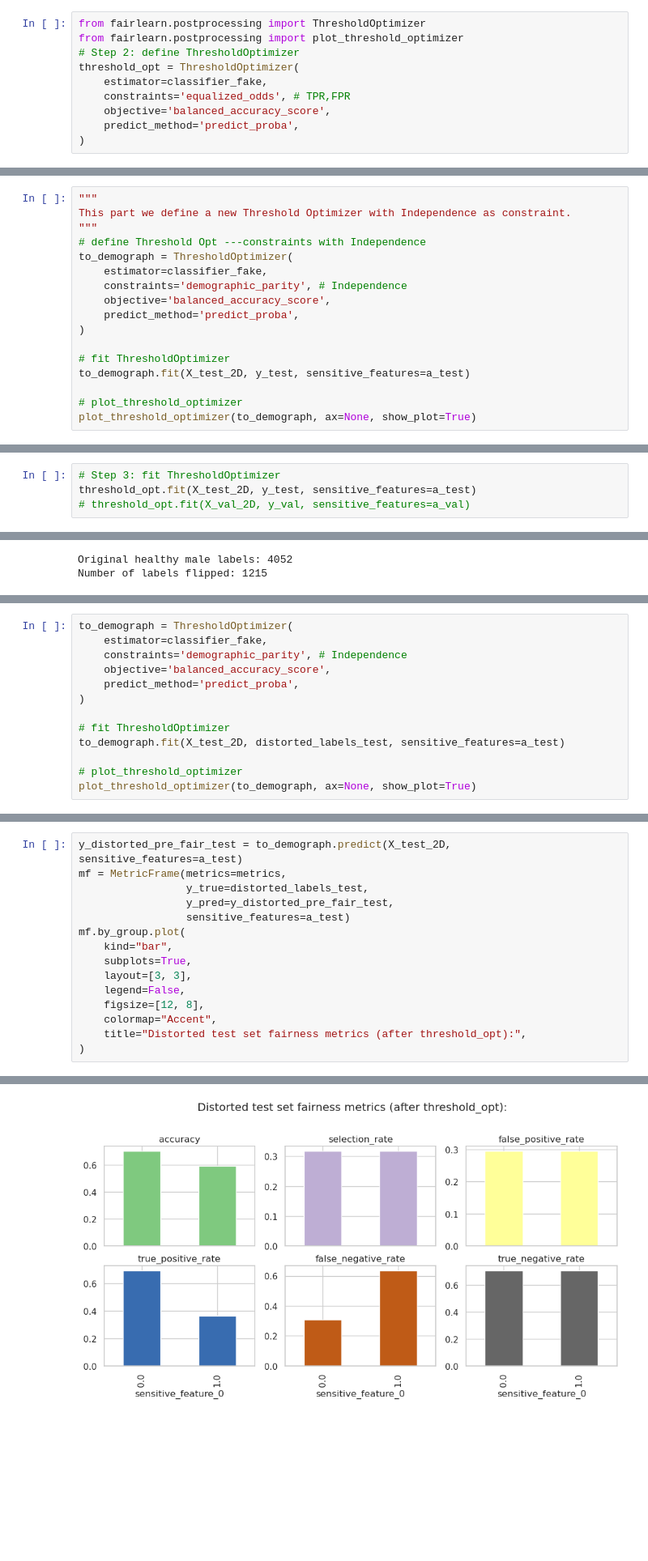
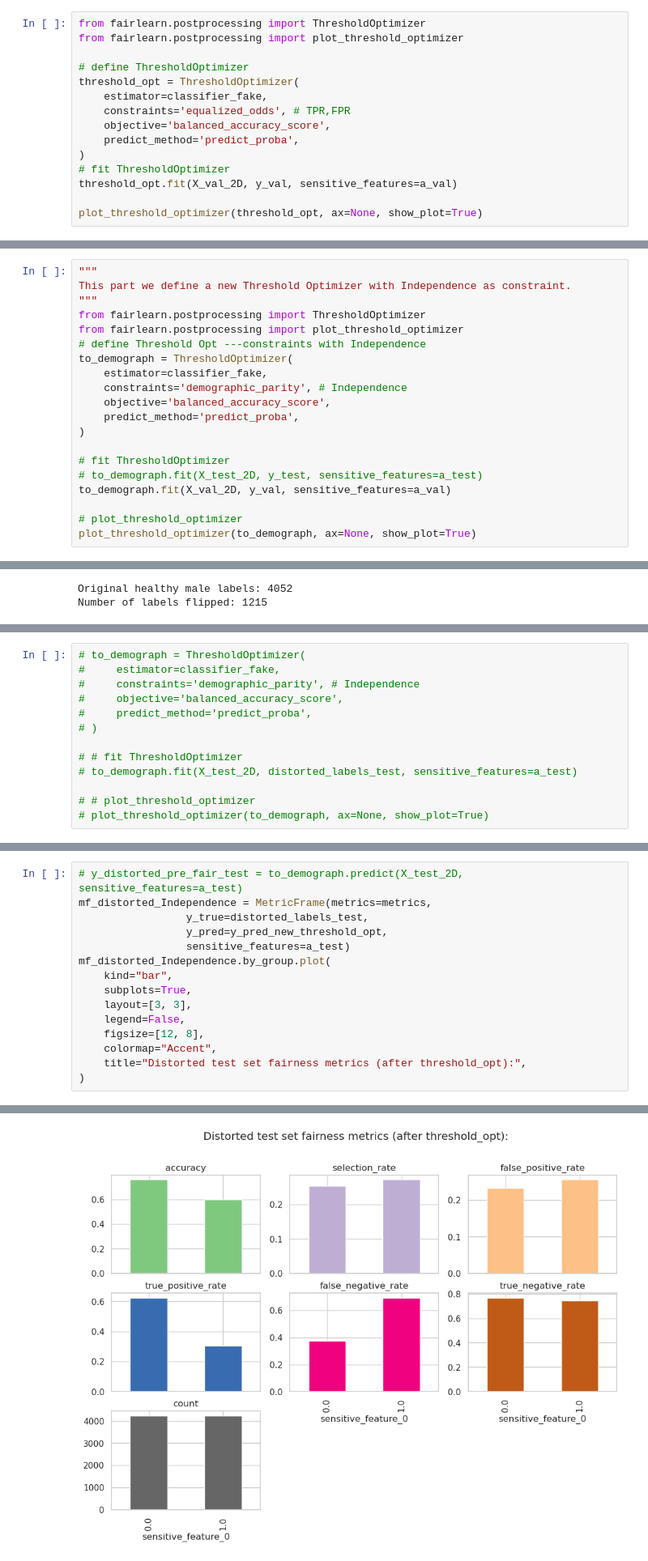
Before and after one commit to jereml99/RAI_fairness_exercise, a Jupyter notebook: exercise_hpc.ipynb, the cells around one changed output, grey strips where cells are left out. Shown at 81% size. Cells and saved outputs as stored; diff of their text form; blank space fills up the shorter version.

```diff
--- a/exercise_hpc.ipynb
+++ b/exercise_hpc.ipynb
@@ -470,10 +469,15 @@ Your code here:
 # %%
 from fairlearn.postprocessing import ThresholdOptimizer
 from fairlearn.postprocessing import plot_threshold_optimizer
-# Step 2: define ThresholdOptimizer
+
+# define ThresholdOptimizer
 threshold_opt = ThresholdOptimizer(
     estimator=classifier_fake,
     constraints='equalized_odds', # TPR,FPR
     objective='balanced_accuracy_score',
     predict_method='predict_proba',
 )
+# fit ThresholdOptimizer
+threshold_opt.fit(X_val_2D, y_val, sensitive_features=a_val)
+
+plot_threshold_optimizer(threshold_opt, ax=None, show_plot=True)
@@ -481,6 +487,8 @@ threshold_opt = ThresholdOptimizer(
 """
 This part we define a new Threshold Optimizer with Independence as constraint.
 """
+from fairlearn.postprocessing import ThresholdOptimizer
+from fairlearn.postprocessing import plot_threshold_optimizer
 # define Threshold Opt ---constraints with Independence
 to_demograph = ThresholdOptimizer(
     estimator=classifier_fake,
@@ -490,7 +498,8 @@ to_demograph = ThresholdOptimizer(
 )
 
 # fit ThresholdOptimizer
-to_demograph.fit(X_test_2D, y_test, sensitive_features=a_test)
+# to_demograph.fit(X_test_2D, y_test, sensitive_features=a_test)
+to_demograph.fit(X_val_2D, y_val, sensitive_features=a_val)
 
 # plot_threshold_optimizer
 plot_threshold_optimizer(to_demograph, ax=None, show_plot=True)
@@ -539,4 +588,0 @@ plot_roc_simple(test_lab, test_prob, test_a, y_pred_new_threshold_opt,
-# %%
-# Step 3: fit ThresholdOptimizer
-threshold_opt.fit(X_test_2D, y_test, sensitive_features=a_test)
-# threshold_opt.fit(X_val_2D, y_val, sensitive_features=a_val)
@@ -738,13 +731,13 @@ plot_roc_simple(distorted_labels_test, test_prob, test_a, y_distorted_pre_fair_t
 # %%
-to_demograph = ThresholdOptimizer(
-    estimator=classifier_fake,
-    constraints='demographic_parity', # Independence
-    objective='balanced_accuracy_score',
-    predict_method='predict_proba',
-)
+# to_demograph = ThresholdOptimizer(
+#     estimator=classifier_fake,
+#     constraints='demographic_parity', # Independence
+#     objective='balanced_accuracy_score',
+#     predict_method='predict_proba',
+# )
 
-# fit ThresholdOptimizer
-to_demograph.fit(X_test_2D, distorted_labels_test, sensitive_features=a_test)
+# # fit ThresholdOptimizer
+# to_demograph.fit(X_test_2D, distorted_labels_test, sensitive_features=a_test)
 
-# plot_threshold_optimizer
-plot_threshold_optimizer(to_demograph, ax=None, show_plot=True)
+# # plot_threshold_optimizer
+# plot_threshold_optimizer(to_demograph, ax=None, show_plot=True)
@@ -753,10 +744,10 @@ plot_threshold_optimizer(to_demograph, ax=None, show_plot=True)
 # %%
-y_distorted_pre_fair_test = to_demograph.predict(X_test_2D, sensitive_features=a_test)
-mf = MetricFrame(metrics=metrics,
+# y_distorted_pre_fair_test = to_demograph.predict(X_test_2D, sensitive_features=a_test)
+mf_distorted_Independence = MetricFrame(metrics=metrics,
                  y_true=distorted_labels_test,
-                 y_pred=y_distorted_pre_fair_test,
+                 y_pred=y_pred_new_threshold_opt,
                  sensitive_features=a_test)
-mf.by_group.plot(
+mf_distorted_Independence.by_group.plot(
     kind="bar",
     subplots=True,
     layout=[3, 3],
@@ -776,4 +767,4 @@ array([[<Axes: title={'center': 'accuracy'}, xlabel='sensitive_feature_0'>,
         <Axes: xlabel='sensitive_feature_0'>,
         <Axes: xlabel='sensitive_feature_0'>]], dtype=object)
-[figure, old version]
+[figure, new version]
 # %%
```
Also changed, not shown: parts of 33 cells of this notebook, 1 other file.
